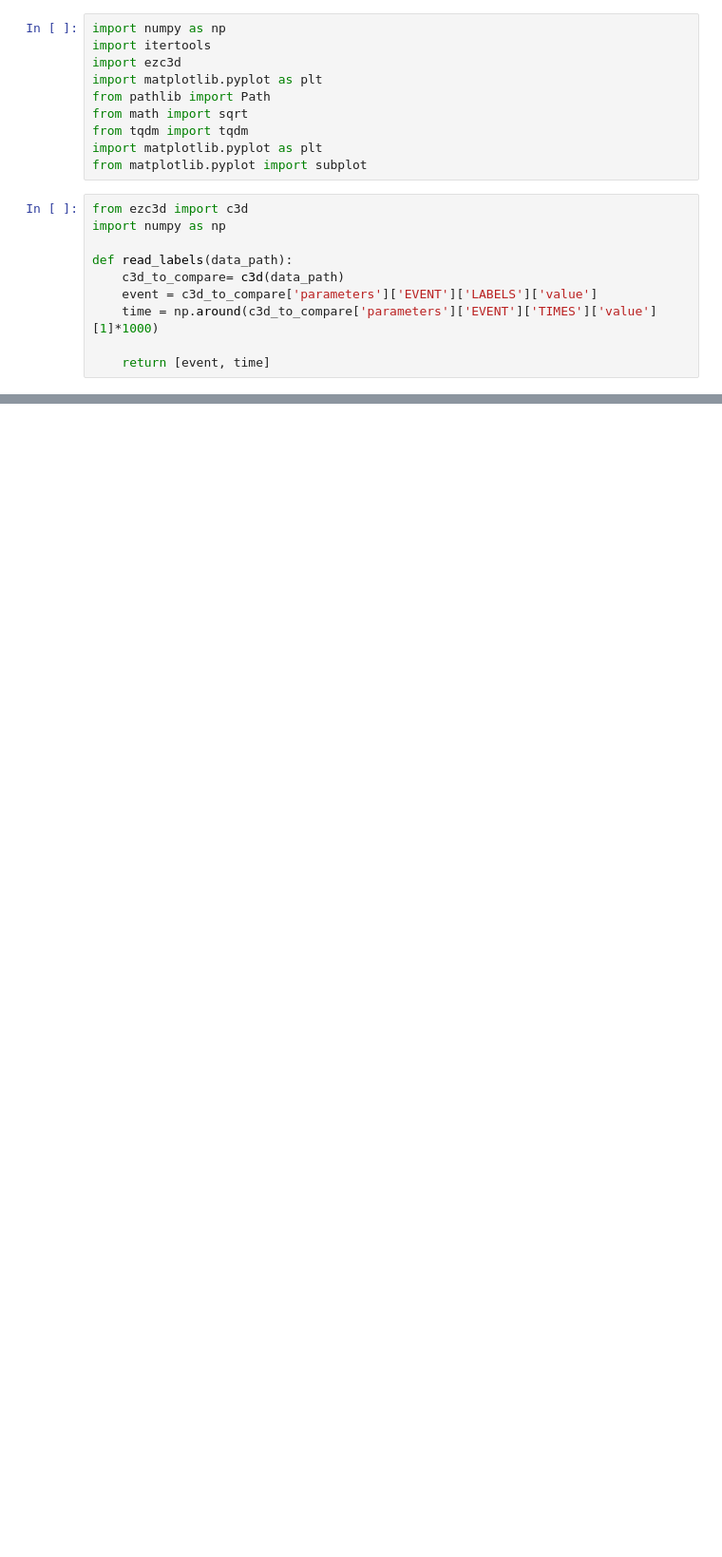
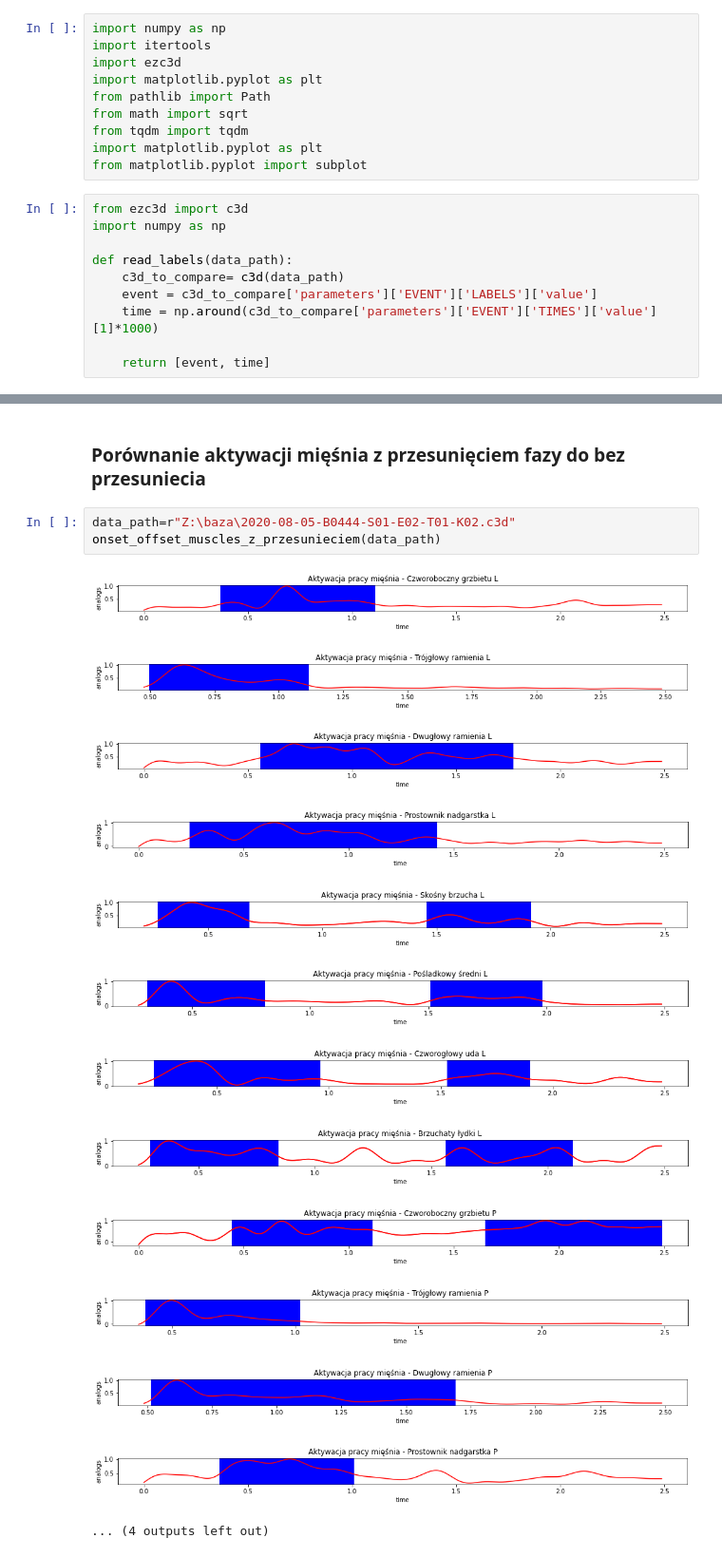
Before and after one commit to kkluwak/PJATK2020, a Jupyter notebook: RDCLabs/Praca_miesni.ipynb, the cells around one changed output, grey strips where cells are left out. Shown at 95% size. Cells and saved outputs as stored; diff of their text form; blank space fills up the shorter version.

```diff
--- a/RDCLabs/Praca_miesni.ipynb
+++ b/RDCLabs/Praca_miesni.ipynb
@@ -95,0 +290,19 @@ onset_offset_muscles(data_path)
+# %% [markdown]
+### Porównanie aktywacji mięśnia z przesunięciem fazy do bez przesuniecia
+# %%
+data_path=r"Z:\baza\2020-08-05-B0444-S01-E02-T01-K02.c3d"
+onset_offset_muscles_z_przesunieciem(data_path)
+# %% [output]
+[figure, added]
+[figure, added]
+[figure, added]
+[figure, added]
+[figure, added]
+[figure, added]
+[figure, added]
+[figure, added]
+[figure, added]
+[figure, added]
+[figure, added]
+[figure, added]
+... (4 outputs left out)
```
Also changed, not shown: parts of 15 cells of this notebook.
